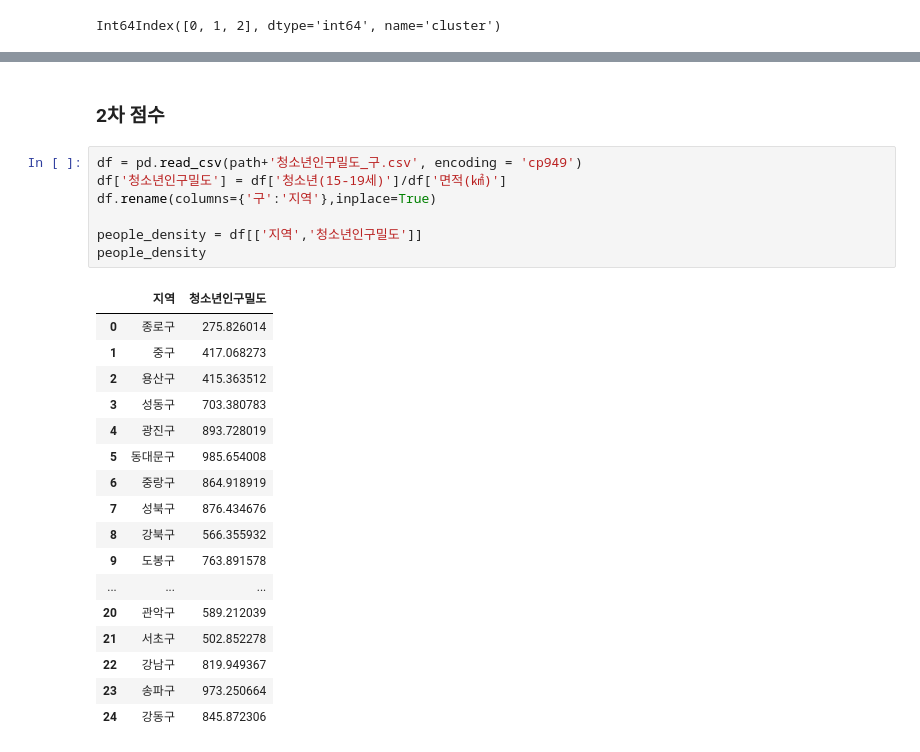
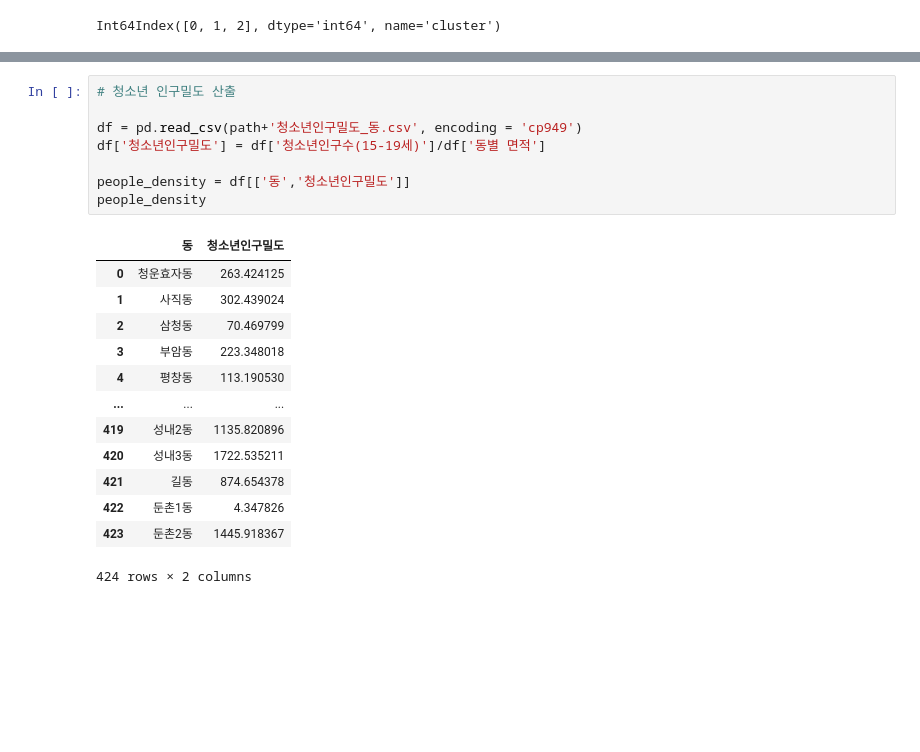
Before and after one commit to nam9296/School_CCTV_Bigdata, a Jupyter notebook: Clustering/김이연/위해지표_군집화_200m.ipynb, the cells around one changed output, grey strips where cells are left out. Cells and saved outputs as stored; diff of their text form; blank space fills up the shorter version.

```diff
--- a/Clustering/김이연/위해지표_군집화_200m.ipynb
+++ b/Clustering/김이연/위해지표_군집화_200m.ipynb
@@ -276,27 +296,22 @@ hazard
-# %% [markdown]
-### 2차 점수
 # %%
-df = pd.read_csv(path+'청소년인구밀도_구.csv', encoding = 'cp949')
-df['청소년인구밀도'] = df['청소년(15-19세)']/df['면적(㎢)']
-df.rename(columns={'구':'지역'},inplace=True)
+# 청소년 인구밀도 산출
 
-people_density = df[['지역','청소년인구밀도']]
+df = pd.read_csv(path+'청소년인구밀도_동.csv', encoding = 'cp949')
+df['청소년인구밀도'] = df['청소년인구수(15-19세)']/df['동별 면적']
+
+people_density = df[['동','청소년인구밀도']]
 people_density
 # %% [output]
-|  | 지역 | 청소년인구밀도 |
-| 0 | 종로구 | 275.826014 |
-| 1 | 중구 | 417.068273 |
-| 2 | 용산구 | 415.363512 |
-| 3 | 성동구 | 703.380783 |
-| 4 | 광진구 | 893.728019 |
-| 5 | 동대문구 | 985.654008 |
-| 6 | 중랑구 | 864.918919 |
-| 7 | 성북구 | 876.434676 |
-| 8 | 강북구 | 566.355932 |
-| 9 | 도봉구 | 763.891578 |
+|  | 동 | 청소년인구밀도 |
+| 0 | 청운효자동 | 263.424125 |
+| 1 | 사직동 | 302.439024 |
+| 2 | 삼청동 | 70.469799 |
+| 3 | 부암동 | 223.348018 |
+| 4 | 평창동 | 113.190530 |
 | ... | ... | ... |
-| 20 | 관악구 | 589.212039 |
-| 21 | 서초구 | 502.852278 |
-| 22 | 강남구 | 819.949367 |
-| 23 | 송파구 | 973.250664 |
-| 24 | 강동구 | 845.872306 |
+| 419 | 성내2동 | 1135.820896 |
+| 420 | 성내3동 | 1722.535211 |
+| 421 | 길동 | 874.654378 |
+| 422 | 둔촌1동 | 4.347826 |
+| 423 | 둔촌2동 | 1445.918367 |
+424 rows × 2 columns
```
Also changed, not shown: parts of 30 cells of this notebook, 1 other file.
